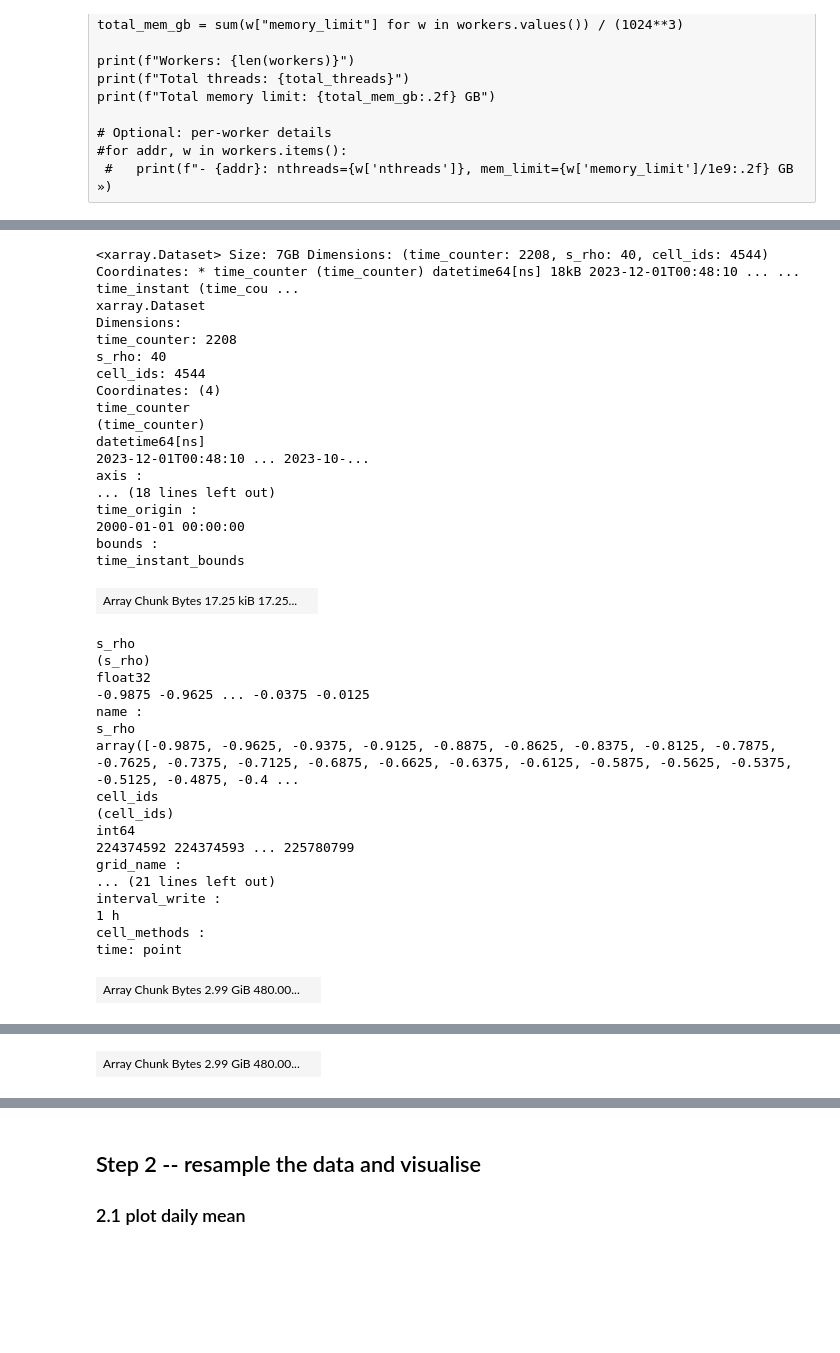
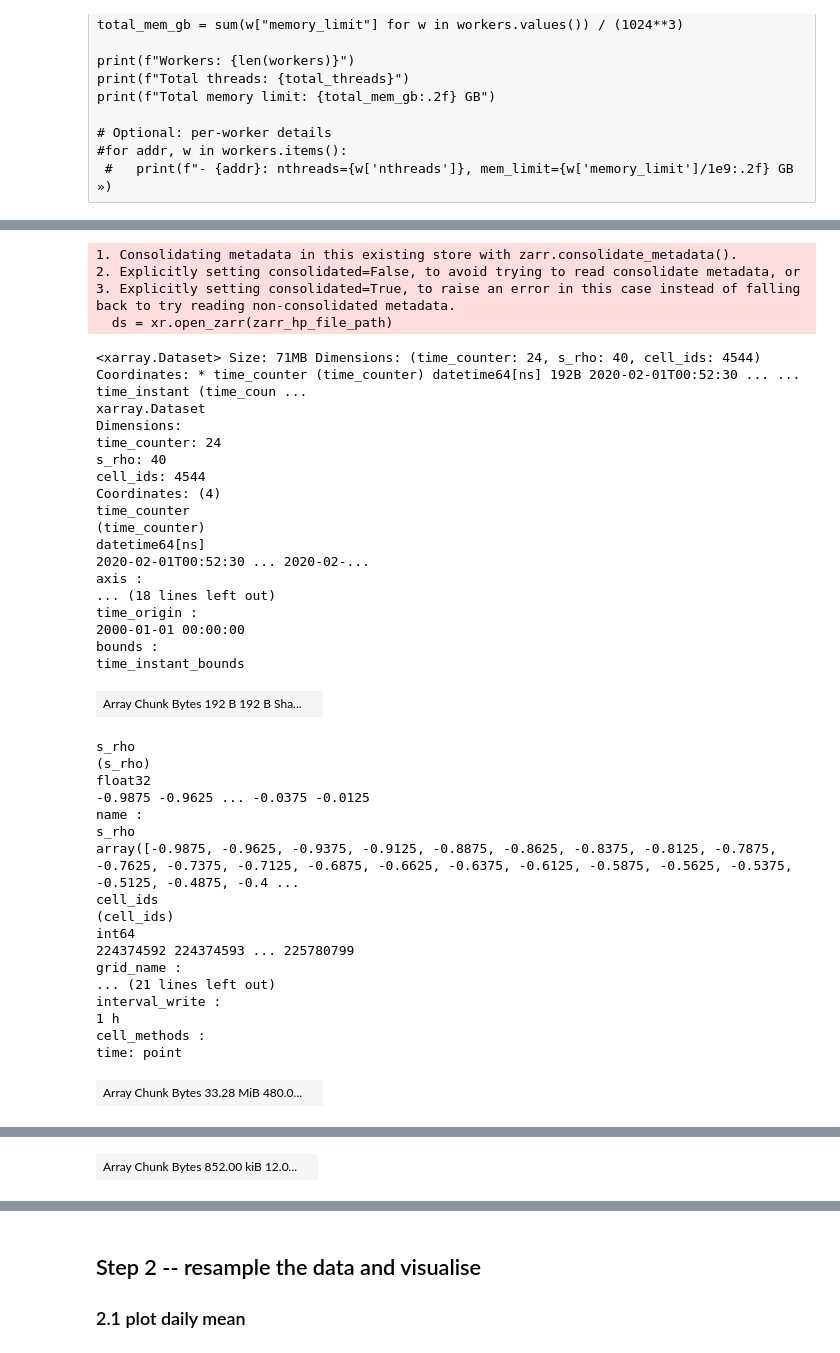
Before and after one commit to FAIR2Adapt/softwares_RIOMAR, a Jupyter notebook: notebook/load_and_plot.ipynb, the cells around one changed output, grey strips where cells are left out. Cells and saved outputs as stored; diff of their text form; code cells hidden in the pictures; blank space fills up the shorter version.

```diff
--- a/notebook/load_and_plot.ipynb
+++ b/notebook/load_and_plot.ipynb
@@ -97,46 +97,51 @@ client
 # %%
 zarr_hp_file_path = "https://data-fair2adapt.ifremer.fr/riomar-zarr_tina/small_hp.zarr"
 # zarr_hp_file_path = "/scale/riomar-zarr_tina/small_hp.zarr"
 # zarr_hp_file_path = "https://data-fair2adapt.ifremer.fr/riomar-zarr_tina/test3.zarr"
 # zarr_hp_file_path = "./riomar-zarr_tina/test3.zarr"
+zarr_hp_file_path = "./riomar-zarr_tina/Y2023.zarr"
 
 ds = xr.open_zarr(zarr_hp_file_path)
 # ds = ds.persist().sortby("time_counter")
 ds
 # %% [output]
-<xarray.Dataset> Size: 7GB Dimensions: (time_counter: 2208, s_rho: 40, cell_ids: 4544) Coordinates: * time_counter (time_counter) datetime64[ns] 18kB 2023-12-01T00:48:10 ... ... time_instant (time_cou ...
-xarray.Dataset
-Dimensions:
-time_counter: 2208
-s_rho: 40
-cell_ids: 4544
-Coordinates: (4)
-time_counter
-(time_counter)
-datetime64[ns]
-2023-12-01T00:48:10 ... 2023-10-...
-axis :
-... (18 lines left out)
-time_origin :
-2000-01-01 00:00:00
-bounds :
-time_instant_bounds
+1. Consolidating metadata in this existing store with zarr.consolidate_metadata().
+2. Explicitly setting consolidated=False, to avoid trying to read consolidate metadata, or
+3. Explicitly setting consolidated=True, to raise an error in this case instead of falling back to try reading non-consolidated metadata.
+  ds = xr.open_zarr(zarr_hp_file_path)
+<xarray.Dataset> Size: 71MB Dimensions: (time_counter: 24, s_rho: 40, cell_ids: 4544) Coordinates: * time_counter (time_counter) datetime64[ns] 192B 2020-02-01T00:52:30 ... ... time_instant (time_coun ...
+xarray.Dataset
+Dimensions:
+time_counter: 24
+s_rho: 40
+cell_ids: 4544
+Coordinates: (4)
+time_counter
+(time_counter)
+datetime64[ns]
+2020-02-01T00:52:30 ... 2020-02-...
+axis :
+... (18 lines left out)
+time_origin :
+2000-01-01 00:00:00
+bounds :
+time_instant_bounds
-| Array Chunk Bytes 17.25 kiB 17.25... |  |
+| Array Chunk Bytes 192 B 192 B Sha... |  |
-s_rho
-(s_rho)
-float32
--0.9875 -0.9625 ... -0.0375 -0.0125
-name :
-s_rho
-array([-0.9875, -0.9625, -0.9375, -0.9125, -0.8875, -0.8625, -0.8375, -0.8125, -0.7875, -0.7625, -0.7375, -0.7125, -0.6875, -0.6625, -0.6375, -0.6125, -0.5875, -0.5625, -0.5375, -0.5125, -0.4875, -0.4 ...
-cell_ids
-(cell_ids)
-int64
-224374592 224374593 ... 225780799
-grid_name :
-... (21 lines left out)
-interval_write :
-1 h
-cell_methods :
-time: point
+s_rho
+(s_rho)
+float32
+-0.9875 -0.9625 ... -0.0375 -0.0125
+name :
+s_rho
+array([-0.9875, -0.9625, -0.9375, -0.9125, -0.8875, -0.8625, -0.8375, -0.8125, -0.7875, -0.7625, -0.7375, -0.7125, -0.6875, -0.6625, -0.6375, -0.6125, -0.5875, -0.5625, -0.5375, -0.5125, -0.4875, -0.4 ...
+cell_ids
+(cell_ids)
+int64
+224374592 224374593 ... 225780799
+grid_name :
+... (21 lines left out)
+interval_write :
+1 h
+cell_methods :
+time: point
-| Array Chunk Bytes 2.99 GiB 480.00... |  |
+| Array Chunk Bytes 33.28 MiB 480.0... |  |
@@ -159 +164 @@ time: point
-| Array Chunk Bytes 2.99 GiB 480.00... |  |
+| Array Chunk Bytes 852.00 kiB 12.0... |  |
```
Also changed, not shown: parts of 6 cells of this notebook.
